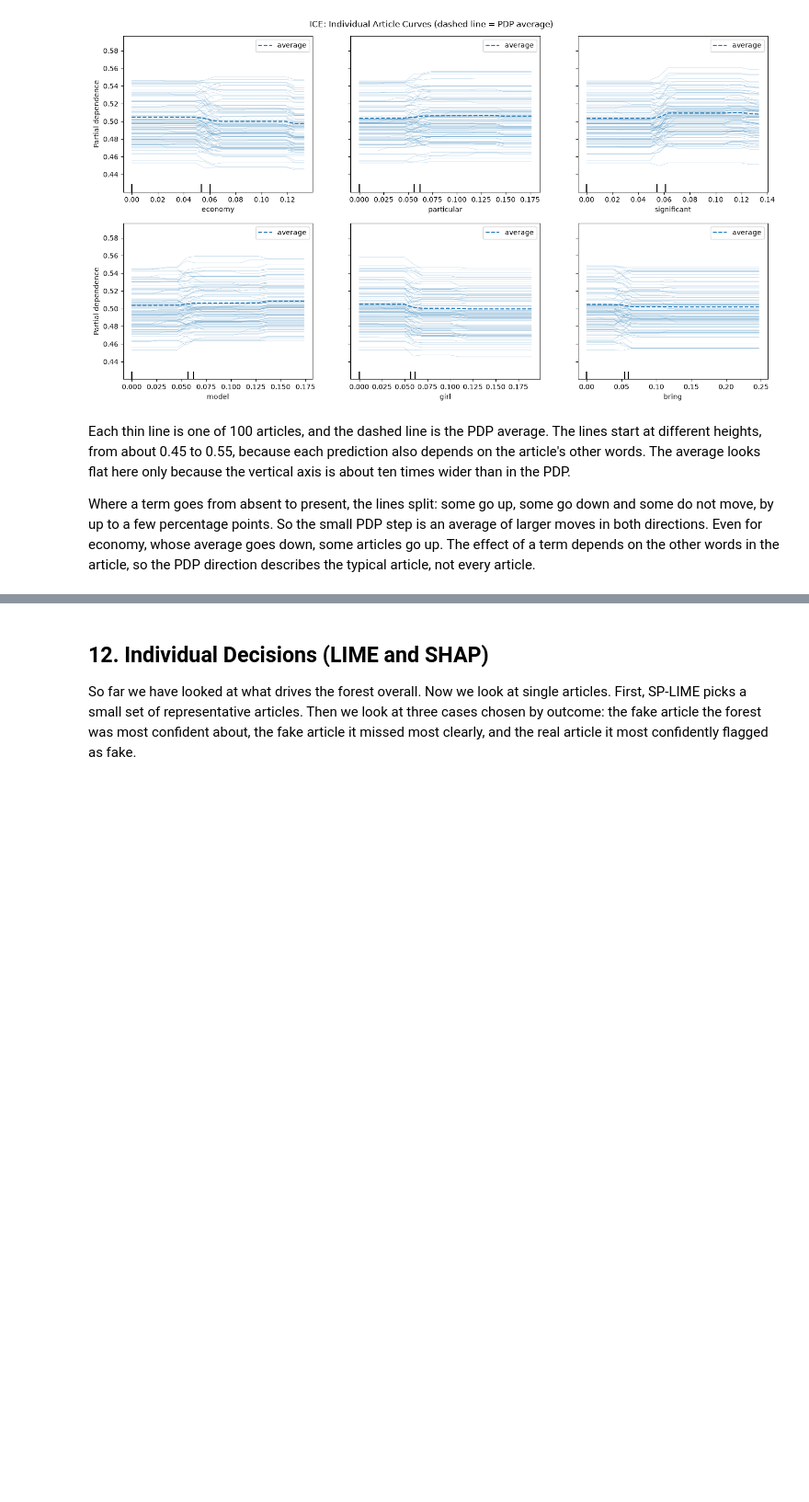
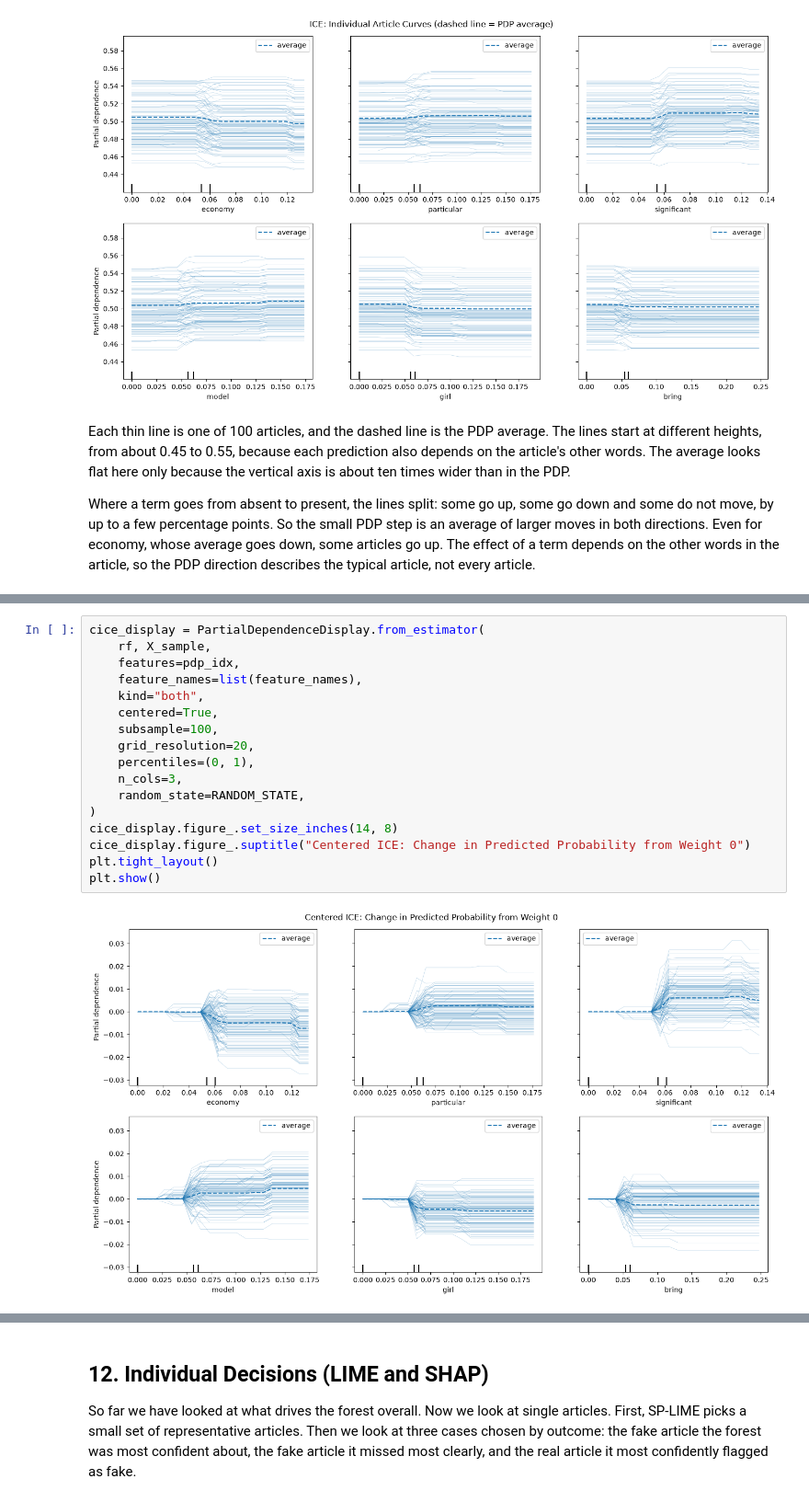
Before and after one commit to jirapon000/XDS_Fake_New_Detection, a Jupyter notebook: random_forest.ipynb, the cells around one changed output, grey strips where cells are left out. Shown at 92% size. Drawn from its saved outputs; the diff is of its cells as text; blank space fills up the shorter version.

Commit message:
Fix random forest model, add C-ICE

```diff
--- a/random_forest.ipynb
+++ b/random_forest.ipynb
@@ -403,0 +408,19 @@ Where a term goes from absent to present, the lines split: some go up, some go d
+# %%
+cice_display = PartialDependenceDisplay.from_estimator(
+    rf, X_sample,
+    features=pdp_idx,
+    feature_names=list(feature_names),
+    kind="both",
+    centered=True,
+    subsample=100,
+    grid_resolution=20,
+    percentiles=(0, 1),
+    n_cols=3,
+    random_state=RANDOM_STATE,
+)
+cice_display.figure_.set_size_inches(14, 8)
+cice_display.figure_.suptitle("Centered ICE: Change in Predicted Probability from Weight 0")
+plt.tight_layout()
+plt.show()
+# %% [output]
+[figure, added]
```
Also changed, not shown: parts of 3 cells of this notebook.
